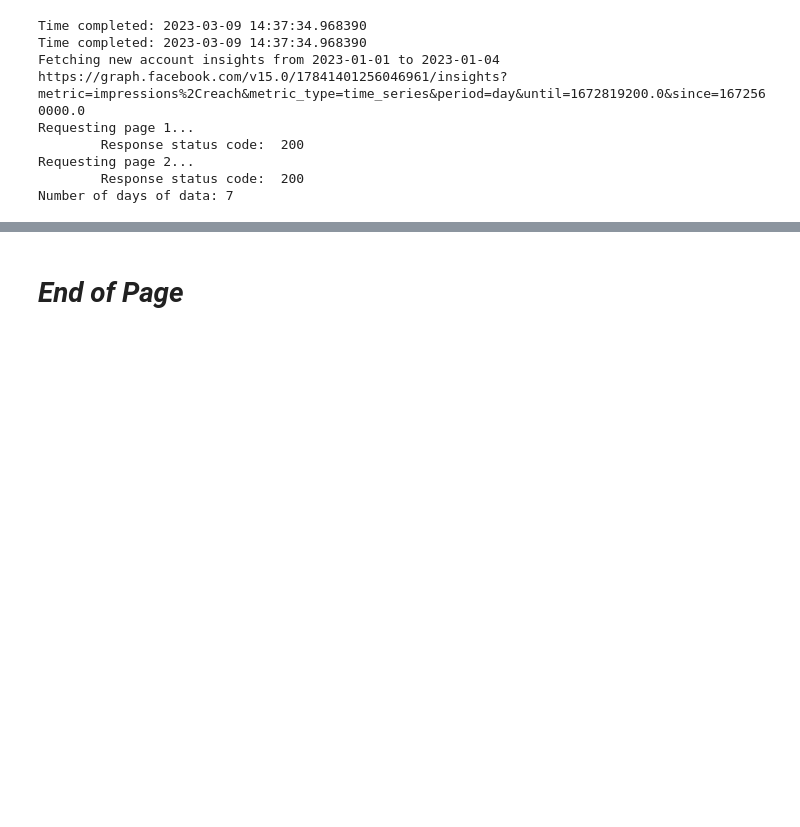
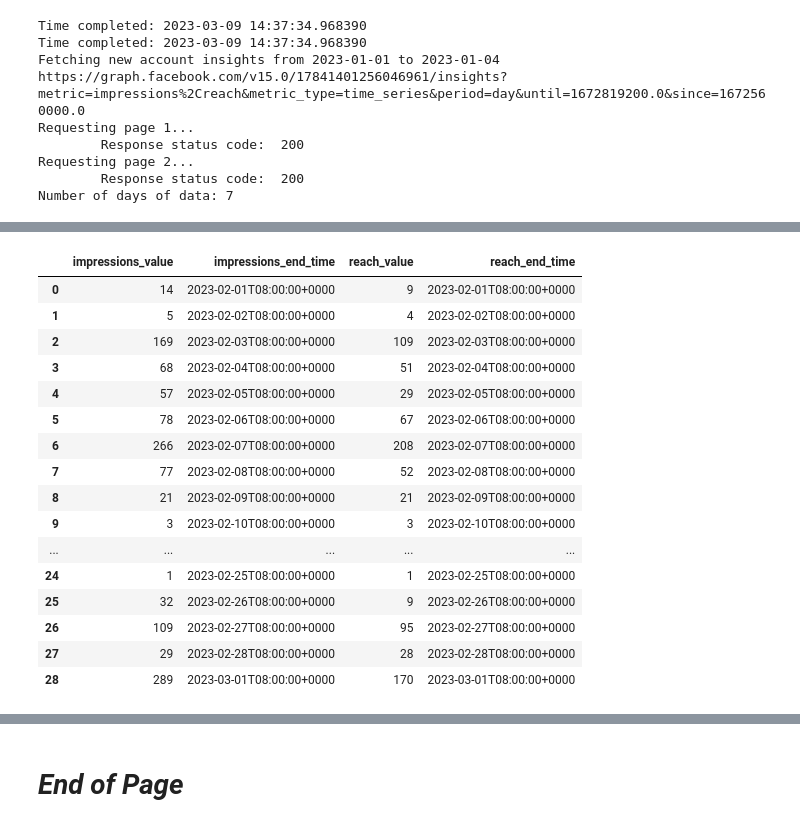
Before and after one commit to silvhua/online-PT-business-KPI, a Jupyter notebook: notebooks/2023-03-09 IG insights metrics.ipynb, the cells around one changed output, grey strips where cells are left out. Cells and saved outputs as stored; diff of their text form; code cells hidden in the pictures; blank space fills up the shorter version.

```diff
--- a/notebooks/2023-03-09 IG insights metrics.ipynb
+++ b/notebooks/2023-03-09 IG insights metrics.ipynb
@@ -615,0 +1937,6 @@ response_json_dict[1]
+# %%
+since = '2023-02-01'
+until = '2023-03-01'
+filename2 = 'silvialiftsweights_03-14'
+data, response_json_dict = get_ig_account_insights(
+    ig_user_id, access_token, since=since, until=until, filename=filename2)
@@ -615,0 +2098,3 @@ response_json_dict[1]
+# %%
+data, response_json_dict = update_ig_account_insights(
+    ig_user_id, access_token, since='2023-01-01', until=until, filename=filename2)
@@ -615,0 +2280,4 @@ response_json_dict[1]
+# %%
+timestamp_column_suffix = 'end_time'
+timestamp_column = data.columns[data.columns.str.contains('_'+timestamp_column_suffix)][0]
+data[timestamp_column]
@@ -615,0 +2529,6 @@ response_json_dict[1]
+# %%
+since = '2023-02-01'
+until = '2023-03-01'
+filename2 = 'silvialiftsweights_03-14_2'
+data, response_json_dict = get_ig_account_insights(
+    ig_user_id, access_token, since=since, until=until, filename=filename2)
@@ -615,0 +2545,20 @@ response_json_dict[1]
+# %%
+data.sort_values('impressions_end_time')
+# %% [output]
+|  | impressions_value | impressions_end_time | reach_value | reach_end_time |
+| 0 | 14 | 2023-02-01T08:00:00+0000 | 9 | 2023-02-01T08:00:00+0000 |
+| 1 | 5 | 2023-02-02T08:00:00+0000 | 4 | 2023-02-02T08:00:00+0000 |
+| 2 | 169 | 2023-02-03T08:00:00+0000 | 109 | 2023-02-03T08:00:00+0000 |
+| 3 | 68 | 2023-02-04T08:00:00+0000 | 51 | 2023-02-04T08:00:00+0000 |
+| 4 | 57 | 2023-02-05T08:00:00+0000 | 29 | 2023-02-05T08:00:00+0000 |
+| 5 | 78 | 2023-02-06T08:00:00+0000 | 67 | 2023-02-06T08:00:00+0000 |
+| 6 | 266 | 2023-02-07T08:00:00+0000 | 208 | 2023-02-07T08:00:00+0000 |
+| 7 | 77 | 2023-02-08T08:00:00+0000 | 52 | 2023-02-08T08:00:00+0000 |
+| 8 | 21 | 2023-02-09T08:00:00+0000 | 21 | 2023-02-09T08:00:00+0000 |
+| 9 | 3 | 2023-02-10T08:00:00+0000 | 3 | 2023-02-10T08:00:00+0000 |
+| ... | ... | ... | ... | ... |
+| 24 | 1 | 2023-02-25T08:00:00+0000 | 1 | 2023-02-25T08:00:00+0000 |
+| 25 | 32 | 2023-02-26T08:00:00+0000 | 9 | 2023-02-26T08:00:00+0000 |
+| 26 | 109 | 2023-02-27T08:00:00+0000 | 95 | 2023-02-27T08:00:00+0000 |
+| 27 | 29 | 2023-02-28T08:00:00+0000 | 28 | 2023-02-28T08:00:00+0000 |
+| 28 | 289 | 2023-03-01T08:00:00+0000 | 170 | 2023-03-01T08:00:00+0000 |
```
Also changed, not shown: parts of 90 cells of this notebook.
